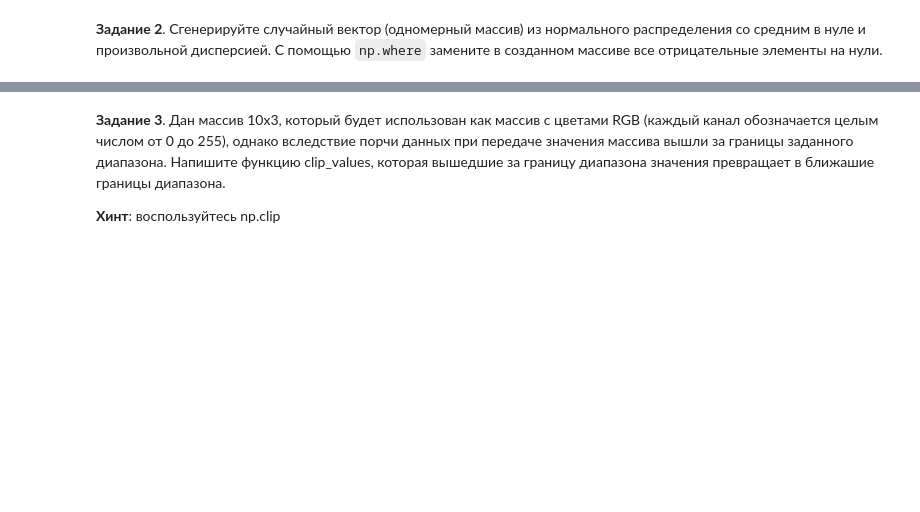
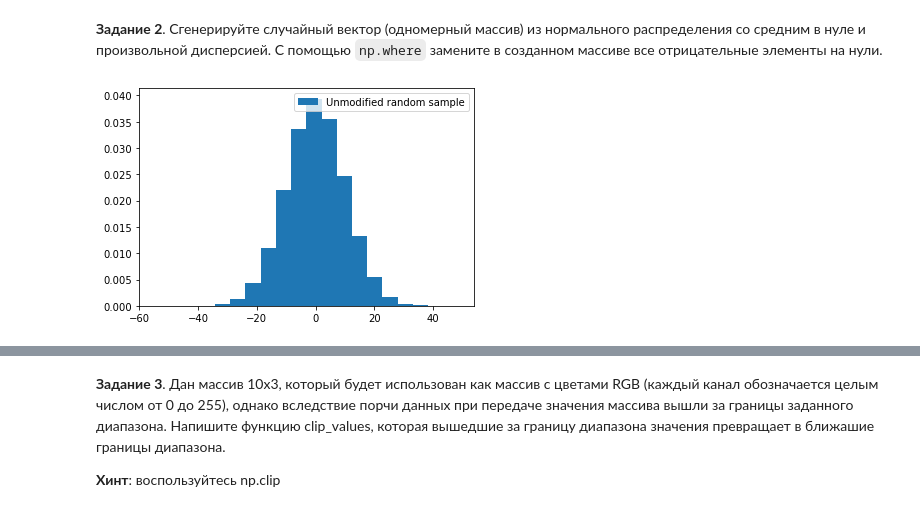
Before and after one commit to GlebChili/math-ml-hse-2019, a Jupyter notebook: hw1.ipynb, the cells around one changed output, grey strips where cells are left out. Drawn from its saved outputs; the diff is of its cells as text; code cells hidden in the pictures; blank space fills up the shorter version.

Commit message:
Problem 2 solved

```diff
--- a/hw1.ipynb
+++ b/hw1.ipynb
@@ -47,0 +46,8 @@ __Задание 2__. Сгенерируйте случайный вектор (
+# %%
+random_sample_problem_2 = np.random.normal(0, 10, 10 ** 6)
+# %%
+plt.hist(random_sample_problem_2, bins=20, density=True, label="Unmodified random sample")
+plt.legend(loc="best")
+plt.show()
+# %% [output]
+[figure, added]
```
Also changed, not shown: parts of 3 cells of this notebook.
